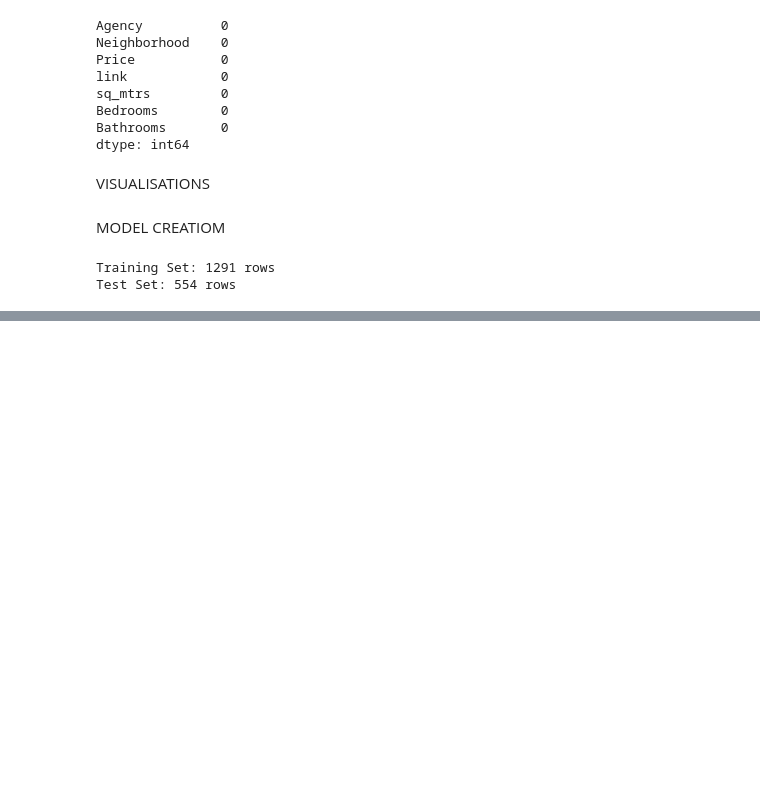
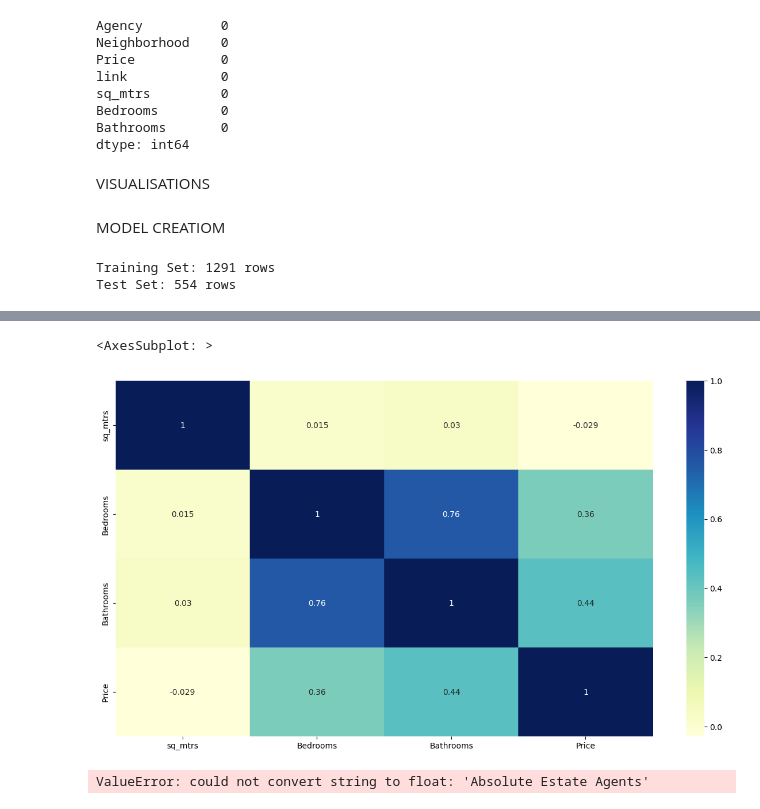
Before and after one commit to mugendii/Rent-prediction, a Jupyter notebook: Rent prediction.ipynb, the cells around one changed output, grey strips where cells are left out. Cells and saved outputs as stored; diff of their text form; code cells hidden in the pictures; blank space fills up the shorter version.

```diff
--- a/Rent prediction.ipynb
+++ b/Rent prediction.ipynb
@@ -184,0 +198,14 @@ Test Set: 554 rows
+# %%
+plt.figure(figsize=(15,8))
+sns.heatmap(train_df.corr(),annot=True,cmap='YlGnBu')
+# %% [output]
+<AxesSubplot: >
+[figure, added]
+# %%
+from sklearn.linear_model import Lasso
+
+# Fit a lasso model on the training set
+model = Lasso().fit(x_train, y_train)
+print (model, "\n")
+# %% [output]
+ValueError: could not convert string to float: 'Absolute Estate Agents'
```
Also changed, not shown: parts of 3 cells of this notebook.
